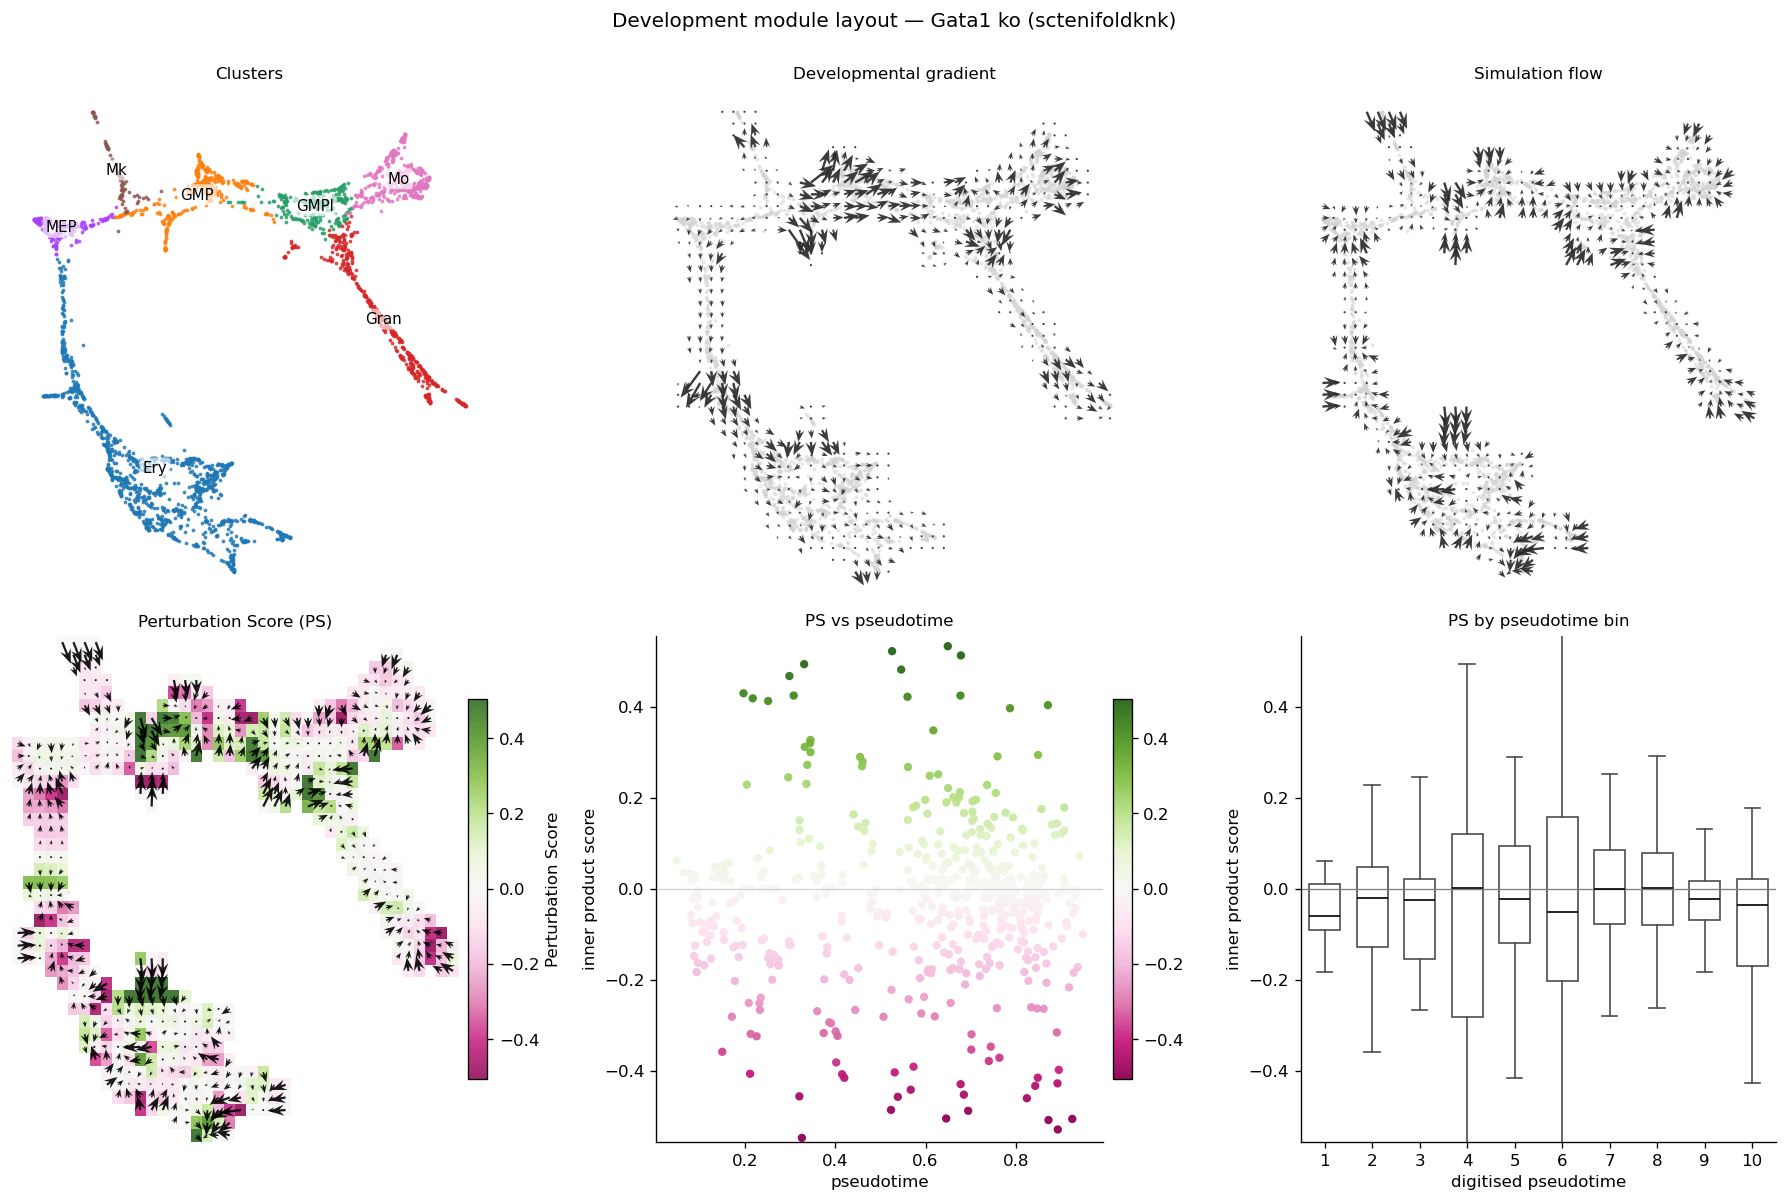
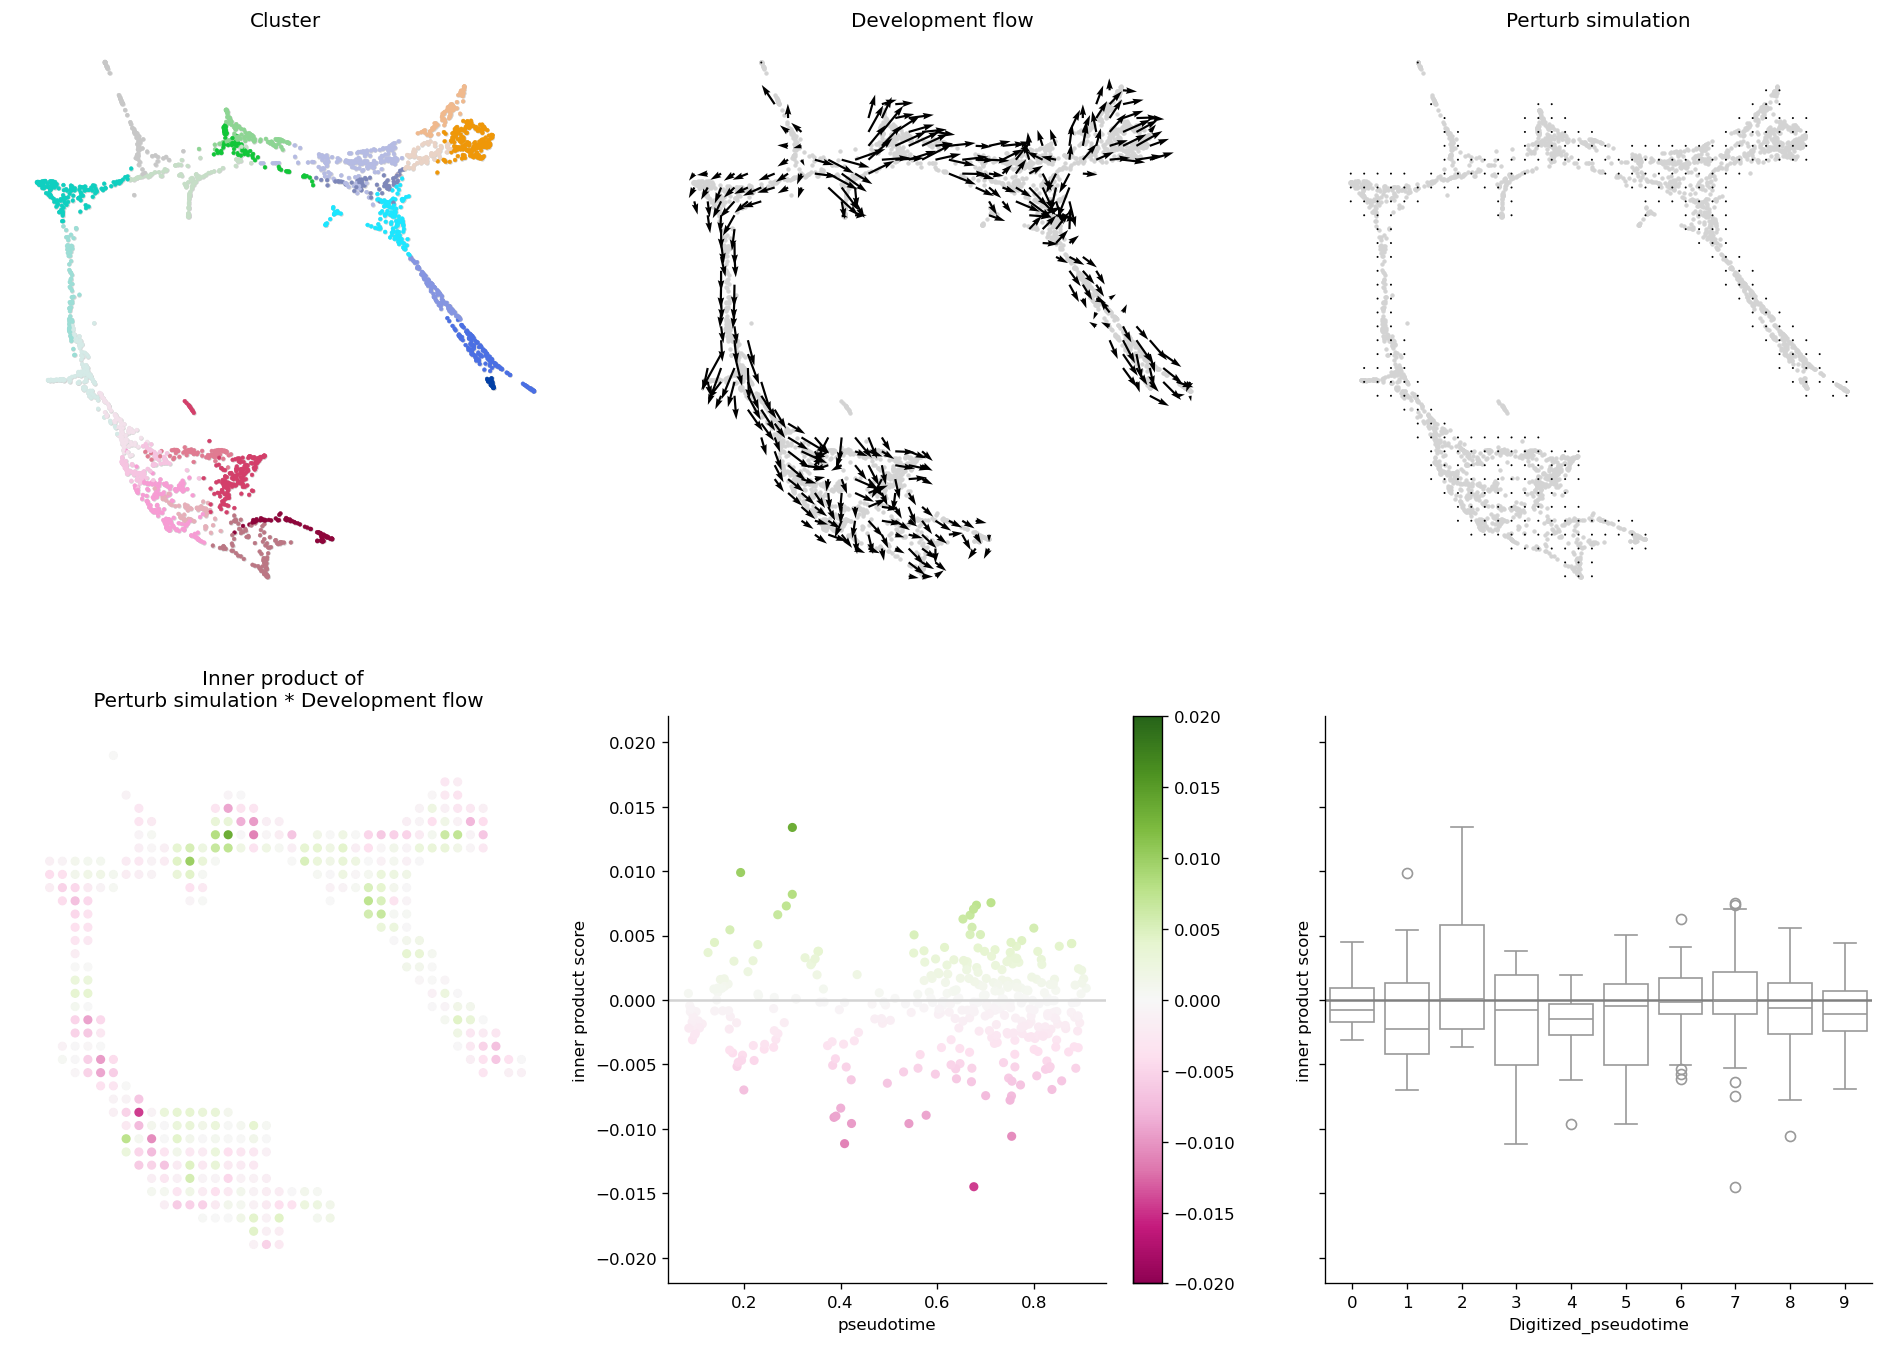
The notebook cell's code change between the first figure and the second:
--- before
+++ after
@@ -1,7 +1,10 @@
-fig, axes = ov.pl.perturb_development_layout(
+# Same function call as the cell_oracle tutorial — sctenifoldknk
+# results are wrapped in an Oracle-compatible adapter so CellOracle's
+# own `visualize_development_module_layout_0` works on them too.
+fig, dev = ov.pl.perturb_celloracle_layout(
     adata_p15, result_p15,
-    pseudotime='Pseudotime',
-    cluster_col='main_cluster',
-    grid_size=28, figsize=(15, 10),
+    pseudotime_key='Pseudotime',
+    cluster_column_name='louvain_annot',
+    vm=0.02,
 )
 fig

Commit: docs(perturb): call CellOracle's own visualize_development_module_layout_0